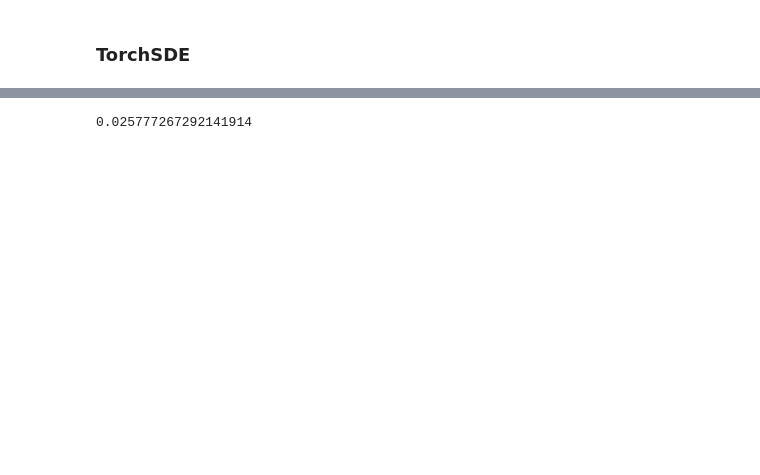
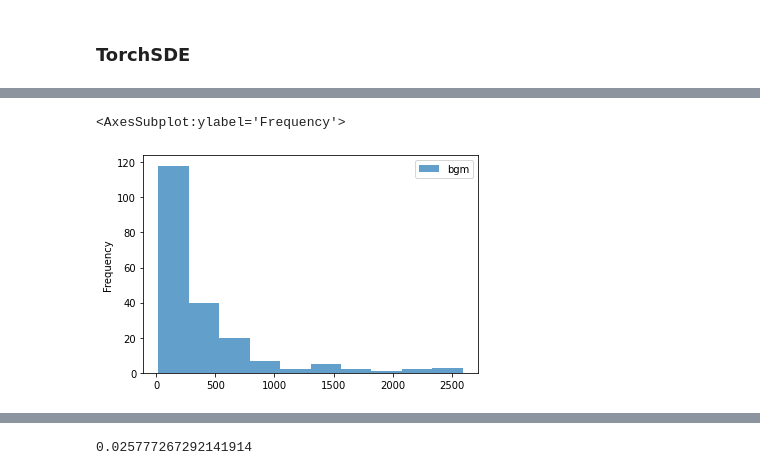
Before and after one commit to gflan/neural-pricing, a Jupyter notebook: ancufi/neural_options.ipynb, the cells around one changed output, grey strips where cells are left out. Drawn from its saved outputs; the diff is of its cells as text; code cells hidden in the pictures; blank space fills up the shorter version.

```diff
--- a/ancufi/neural_options.ipynb
+++ b/ancufi/neural_options.ipynb
@@ -30,16 +57,22 @@ Nuestro modelo, drift y difussion son redes neuronales que vamos a entrenar.
 # %%
-batch_size, state_size, brownian_size = 32, 1, 21
-
 class SDE(torch.nn.Module):
     noise_type = 'diagonal'
     sde_type = 'ito'
 
-    def __init__(self):
+    def __init__(self, state_size=1, batch_size=32, mlp_size=100, num_layers=3, tanh=False):
         super().__init__()
-        # TODO pasar a MLP
-        self.net = []
-        self.mu = torch.nn.Linear(2 * state_size, state_size)
-        self.sigma = torch.nn.Linear(2 * state_size, state_size)
+
+        in_size = 2 * state_size # S(t) y t
+        out_size = state_size # drift o difusion final
+        mu_sigma_args = dict(
+            in_size=in_size,
+            out_size=out_size,
+            mlp_size=mlp_size,
+            num_layers=num_layers,
+            tanh=tanh
+        )
+        self.mu = MLP(**mu_sigma_args)
+        self.sigma = MLP(**mu_sigma_args)
 
     # Drift
     def f(self, t, y):
@@ -60,7 +93,7 @@ class SDE(torch.nn.Module):
         batch_t = torch.full((batch_size,1), t.item())
         return self.sigma(torch.cat((y, batch_t), dim=1))
 
-sde = SDE().to(device)
+# sde = SDE().to(device)
 # %% [markdown]
 Browniano Geométrico como benchmark conocido
 # %%
@@ -105,8 +138,11 @@ tensor(0.8980, grad_fn=<DivBackward0>)
 ### TorchSDE
 # %%
 # y0 dimension (batch_size, state_size) da el valor inicial de la SDE en tiempo ts[0]
-y0 = torch.full((batch_size, state_size), 0.1)
+batch_size, state_size, brownian_size = 200, 1, 2
+y0 = torch.randn(batch_size, state_size, device=device) + 3
 ts = torch.linspace(0, 1, brownian_size)
+
+sde = SDE(state_size=state_size, batch_size=batch_size, mlp_size=100, num_layers=3, tanh=False).to(device)
 
 bm = torchsde.BrownianInterval(t0=0, t1=1, size=(batch_size, state_size), device=device)
 
@@ -114,7 +150,7 @@ with torch.no_grad():
     # Initial state y0, the SDE is solved over the interval [ts[0], ts[-1]].
     # ys will have shape (t_size, batch_size, state_size)
     ys = torchsde.sdeint(sde, y0, ts, method="euler", bm=bm)
-    ys_bgm = torchsde.sdeint(BGM_SDE(mu=a, sigma=b), y0, ts, method="euler", bm=bm)
+    ys_bgm = torchsde.sdeint(BGM_SDE(mu=5, sigma=1), y0, ts, method="euler", bm=bm)
 # %%
 print(ys.shape) # (brownian_size, batch_size, state_size)
 
@@ -128,3 +177,14 @@ tensor([0.3057, 0.3156, 0.2566, 0.0205, 0.1875, 0.2218, 0.1416, 0.2495, 0.2945,
+# %%
+import pandas as pd
+pd.DataFrame(
+    {
+        "bgm": ys_bgm[-1,:,0].numpy(),
+#         "sde": ys[-1,:,0].numpy()
+    }
+).plot.hist(alpha=0.7, bins=10)
+# %% [output]
+<AxesSubplot:ylabel='Frequency'>
+[figure, added]
 # %%
 emd(ys[-1,:,0], ys_bgm[-1,:,0])
 # %% [output]
```
Also changed, not shown: parts of 22 cells of this notebook.
